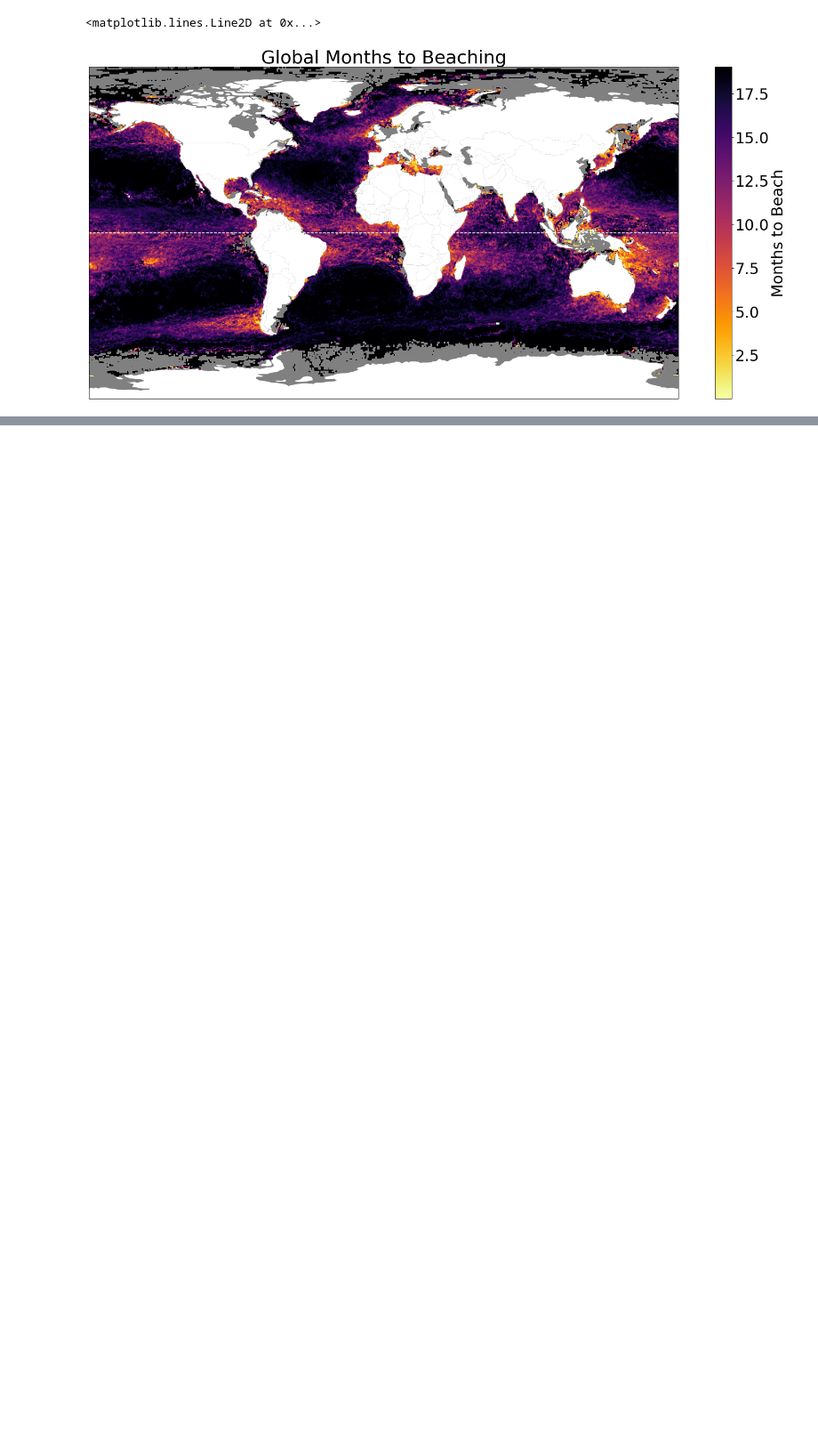
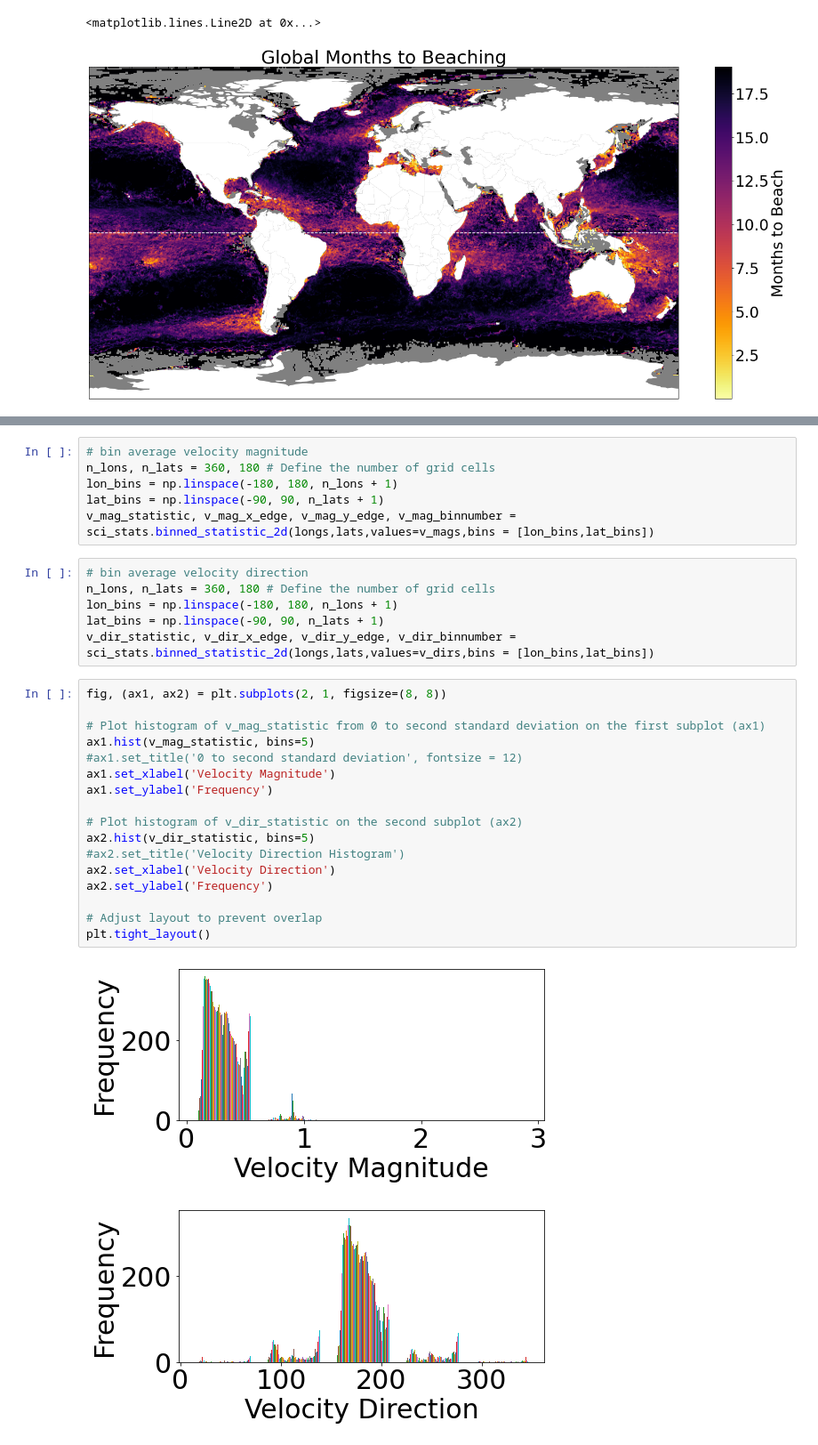
Before and after one commit to GHOpenonic/global-drifter-program, a Jupyter notebook: time to beach heatmap.ipynb, the cells around one changed output, grey strips where cells are left out. Shown at 89% size. Cells and saved outputs as stored; diff of their text form; blank space fills up the shorter version.

```diff
--- a/time to beach heatmap.ipynb
+++ b/time to beach heatmap.ipynb
@@ -166,0 +234,31 @@ plt.axhline(y=0, color='white', linestyle='--', label='Equator')
+# %%
+# bin average velocity magnitude
+n_lons, n_lats = 360, 180 # Define the number of grid cells
+lon_bins = np.linspace(-180, 180, n_lons + 1)
+lat_bins = np.linspace(-90, 90, n_lats + 1)
+v_mag_statistic, v_mag_x_edge, v_mag_y_edge, v_mag_binnumber = sci_stats.binned_statistic_2d(longs,lats,values=v_mags,bins = [lon_bins,lat_bins])
+# %%
+# bin average velocity direction
+n_lons, n_lats = 360, 180 # Define the number of grid cells
+lon_bins = np.linspace(-180, 180, n_lons + 1)
+lat_bins = np.linspace(-90, 90, n_lats + 1)
+v_dir_statistic, v_dir_x_edge, v_dir_y_edge, v_dir_binnumber = sci_stats.binned_statistic_2d(longs,lats,values=v_dirs,bins = [lon_bins,lat_bins])
+# %%
+fig, (ax1, ax2) = plt.subplots(2, 1, figsize=(8, 8))
+
+# Plot histogram of v_mag_statistic from 0 to second standard deviation on the first subplot (ax1)
+ax1.hist(v_mag_statistic, bins=5)
+#ax1.set_title('0 to second standard deviation', fontsize = 12)
+ax1.set_xlabel('Velocity Magnitude')
+ax1.set_ylabel('Frequency')
+
+# Plot histogram of v_dir_statistic on the second subplot (ax2)
+ax2.hist(v_dir_statistic, bins=5)
+#ax2.set_title('Velocity Direction Histogram')
+ax2.set_xlabel('Velocity Direction')
+ax2.set_ylabel('Frequency')
+
+# Adjust layout to prevent overlap
+plt.tight_layout()
+# %% [output]
+[figure, added]
```
Also changed, not shown: parts of 17 cells of this notebook.
